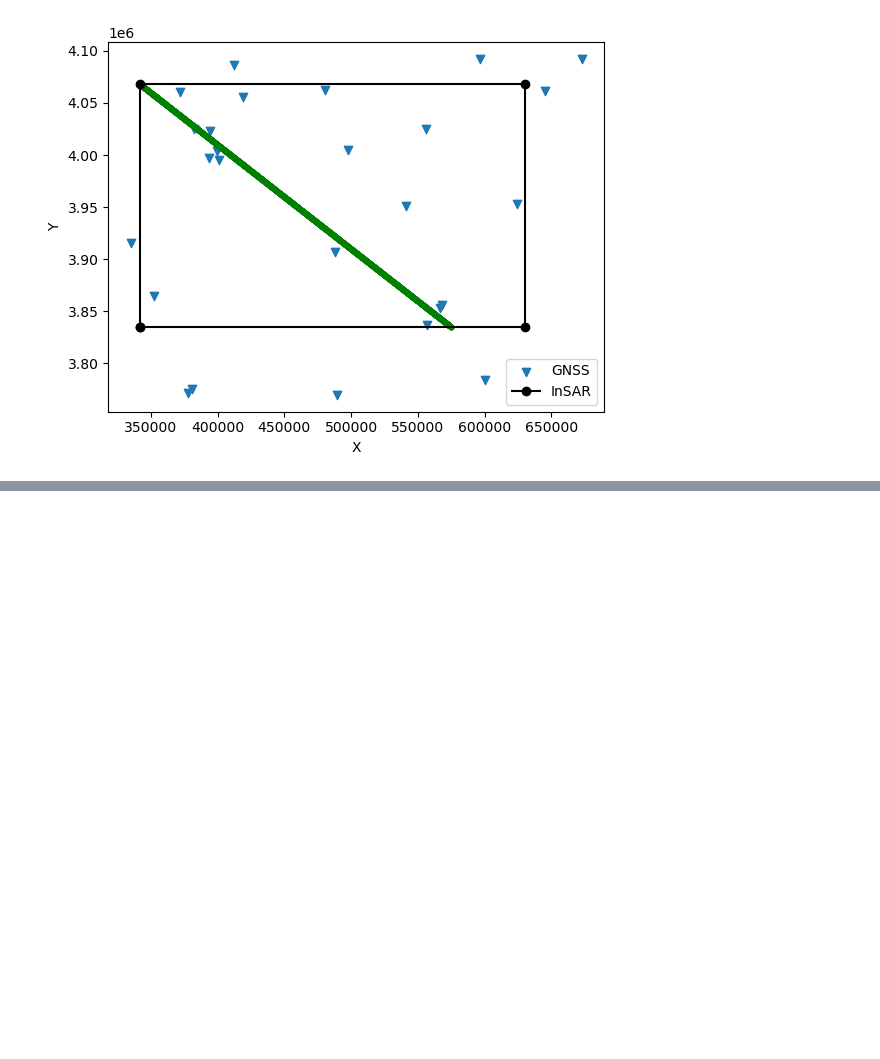
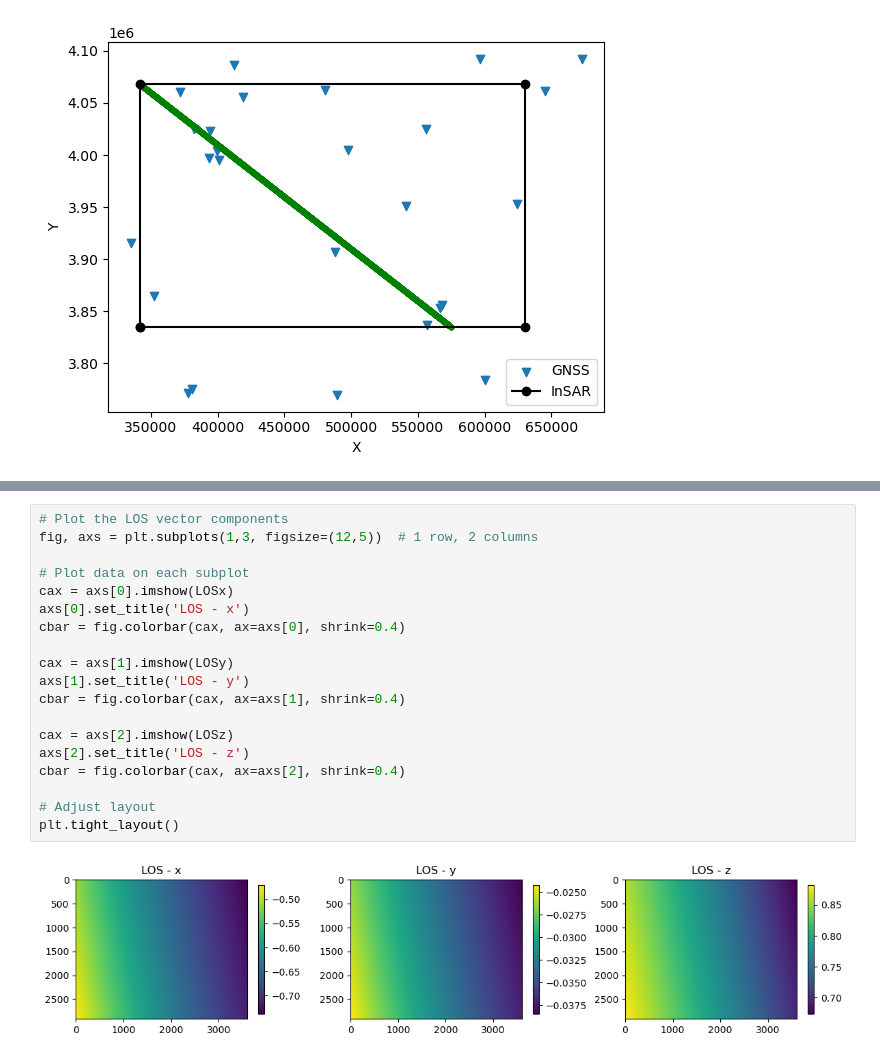
Before and after one commit to jlmaurer/gemlab, a Jupyter notebook: software/gnss/Load_GPS_UNR.ipynb, the cells around one changed output, grey strips where cells are left out. Drawn from its saved outputs; the diff is of its cells as text; blank space fills up the shorter version.

```diff
--- a/software/gnss/Load_GPS_UNR.ipynb
+++ b/software/gnss/Load_GPS_UNR.ipynb
@@ -301,3 +337,24 @@ See the caveats in the documentation: https://pandas.pydata.org/pandas-docs/stab
+# %%
+# Plot the LOS vector components
+fig, axs = plt.subplots(1,3, figsize=(12,5))  # 1 row, 2 columns
+
+# Plot data on each subplot
+cax = axs[0].imshow(LOSx)
+axs[0].set_title('LOS - x')
+cbar = fig.colorbar(cax, ax=axs[0], shrink=0.4)
+
+cax = axs[1].imshow(LOSy)
+axs[1].set_title('LOS - y')
+cbar = fig.colorbar(cax, ax=axs[1], shrink=0.4)
+
+cax = axs[2].imshow(LOSz)
+axs[2].set_title('LOS - z')
+cbar = fig.colorbar(cax, ax=axs[2], shrink=0.4)
+
+# Adjust layout
+plt.tight_layout()
+# %% [output]
+[figure, added]
 # %%
 df_clean.head()
 # %% [output]
```
Also changed, not shown: parts of 14 cells of this notebook.
